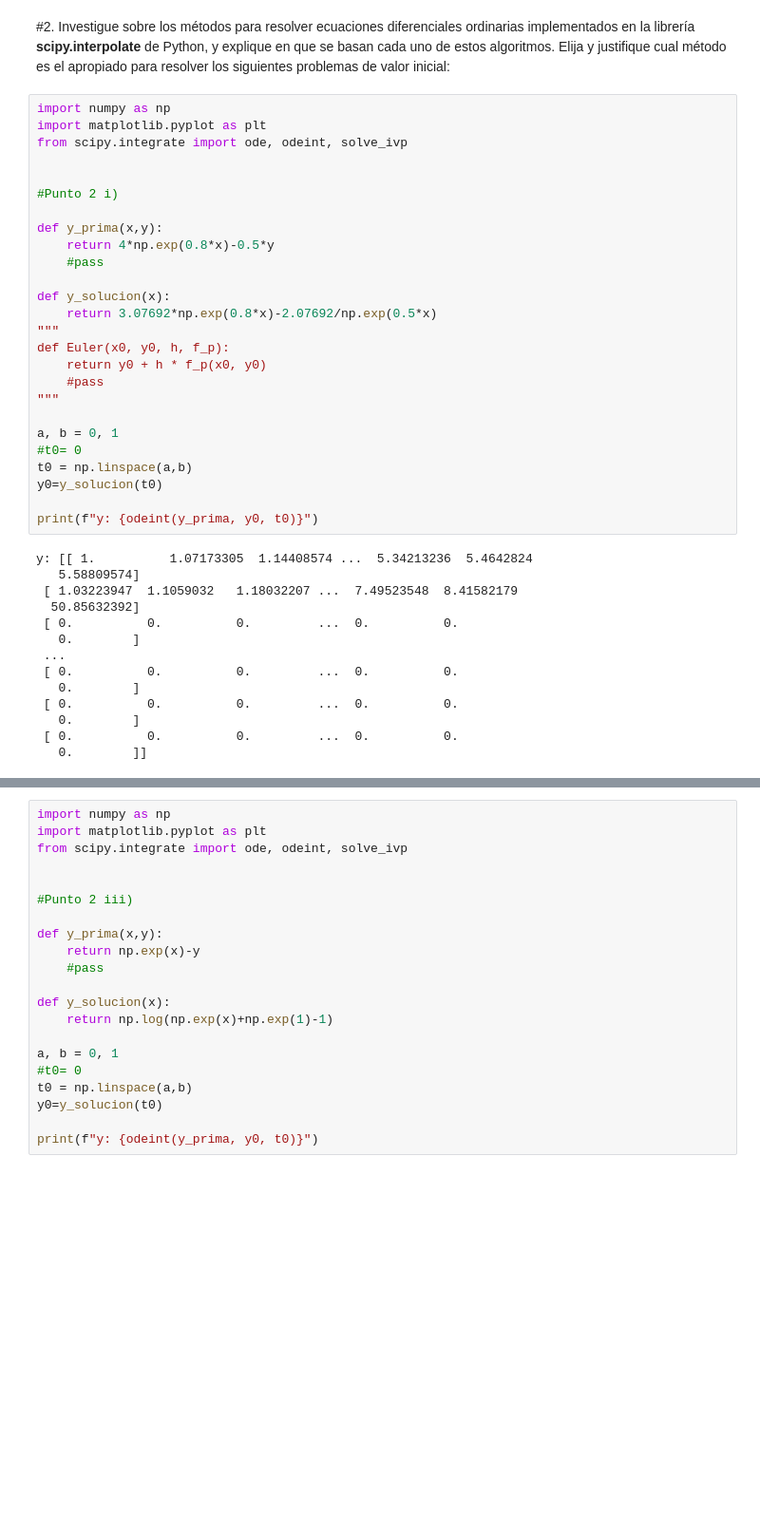
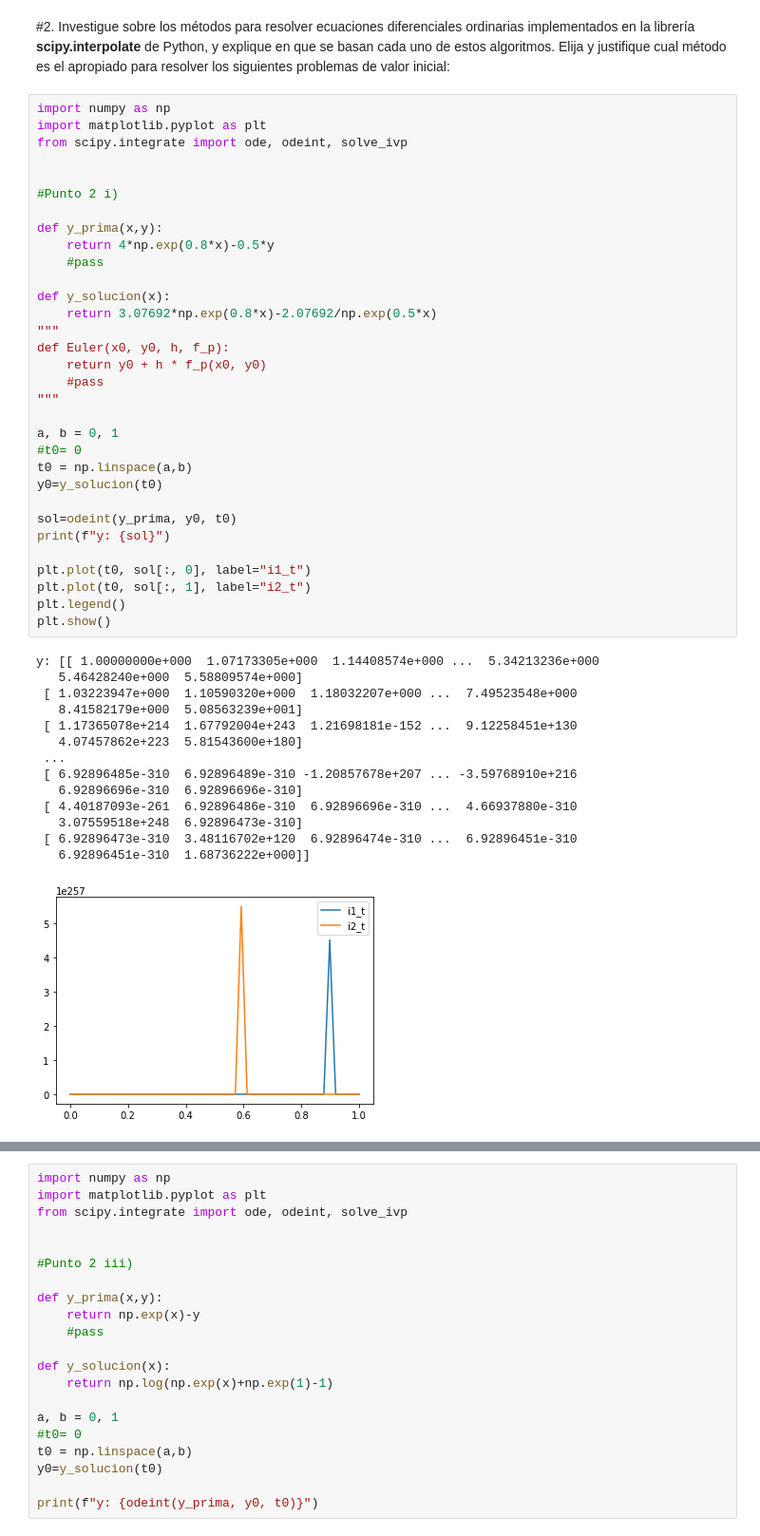
Before and after one commit to Leonel-H29/Facultad, a Jupyter notebook: TP1/TP1.ipynb, the cells around one changed output, grey strips where cells are left out. Shown at 95% size. Cells and saved outputs as stored; diff of their text form; blank space fills up the shorter version.

```diff
--- a/TP1/TP1.ipynb
+++ b/TP1/TP1.ipynb
@@ -906,43 +906,50 @@ Huen(t0,y0,h,maximo,y_solucion,y_prima, error)
 # %%
 import numpy as np
 import matplotlib.pyplot as plt
 from scipy.integrate import ode, odeint, solve_ivp
 
 
 #Punto 2 i)
 
 def y_prima(x,y):
 	return 4*np.exp(0.8*x)-0.5*y
 	#pass
 
 def y_solucion(x):
 	return 3.07692*np.exp(0.8*x)-2.07692/np.exp(0.5*x)
 """
 def Euler(x0, y0, h, f_p):
 	return y0 + h * f_p(x0, y0)
 	#pass
 """
 
 a, b = 0, 1
 #t0= 0
 t0 = np.linspace(a,b)
 y0=y_solucion(t0)
 
-print(f"y: {odeint(y_prima, y0, t0)}")
+sol=odeint(y_prima, y0, t0)
+print(f"y: {sol}")
+
+plt.plot(t0, sol[:, 0], label="i1_t")
+plt.plot(t0, sol[:, 1], label="i2_t")
+plt.legend()
+plt.show()
 # %% [output]
-y: [[ 1.          1.07173305  1.14408574 ...  5.34213236  5.4642824
-   5.58809574]
- [ 1.03223947  1.1059032   1.18032207 ...  7.49523548  8.41582179
-  50.85632392]
- [ 0.          0.          0.         ...  0.          0.
-   0.        ]
+y: [[ 1.00000000e+000  1.07173305e+000  1.14408574e+000 ...  5.34213236e+000
+   5.46428240e+000  5.58809574e+000]
+ [ 1.03223947e+000  1.10590320e+000  1.18032207e+000 ...  7.49523548e+000
+   8.41582179e+000  5.08563239e+001]
+ [ 1.17365078e+214  1.67792004e+243  1.21698181e-152 ...  9.12258451e+130
+   4.07457862e+223  5.81543600e+180]
  ...
- [ 0.          0.          0.         ...  0.          0.
-   0.        ]
- [ 0.          0.          0.         ...  0.          0.
-   0.        ]
- [ 0.          0.          0.         ...  0.          0.
-   0.        ]]
+ [ 6.92896485e-310  6.92896489e-310 -1.20857678e+207 ... -3.59768910e+216
+   6.92896696e-310  6.92896696e-310]
+ [ 4.40187093e-261  6.92896486e-310  6.92896696e-310 ...  4.66937880e-310
+   3.07559518e+248  6.92896473e-310]
+ [ 6.92896473e-310  3.48116702e+120  6.92896474e-310 ...  6.92896451e-310
+   6.92896451e-310  1.68736222e+000]]
+[figure, added]
 # %%
 import numpy as np
 import matplotlib.pyplot as plt
```
Also changed, not shown: parts of 2 cells of this notebook.
